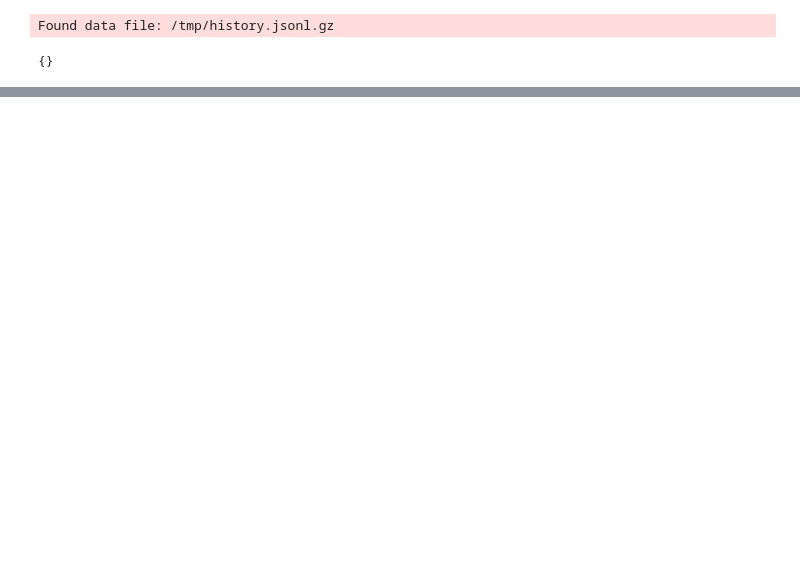
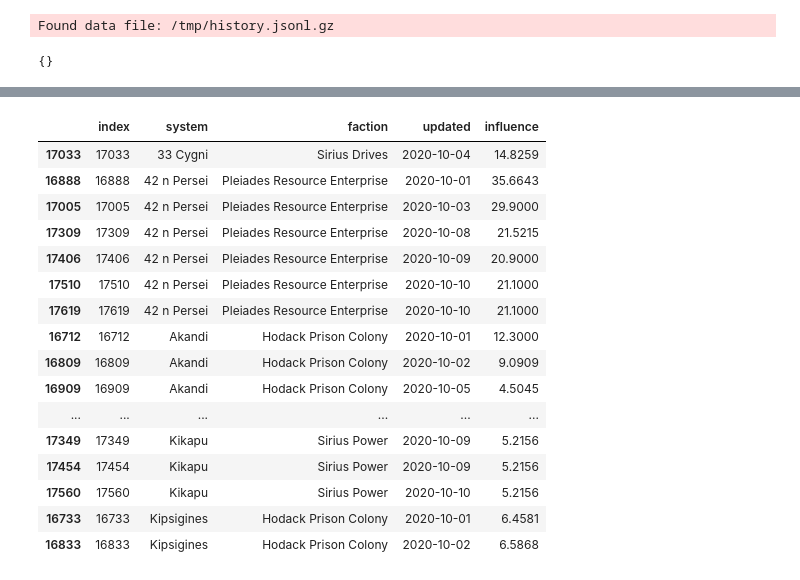
Before and after one commit to HausReport/ClubRaiders, a Jupyter notebook: notebooks/History.ipynb, the cells around one changed output, grey strips where cells are left out. Drawn from its saved outputs; the diff is of its cells as text; code cells hidden in the pictures; blank space fills up the shorter version.

```diff
--- a/notebooks/History.ipynb
+++ b/notebooks/History.ipynb
@@ -563,0 +552,3 @@ AttributeError: ignored
+# %%
+pd.set_option('max_rows', 99999)
+pd.set_option('max_colwidth', 400)
@@ -563,0 +573,20 @@ AttributeError: ignored
+# %%
+tf[ tf['updated'] >= '2020/10/1'].sort_values(['system', 'faction', 'updated'])
+# %% [output]
+|  | index | system | faction | updated | influence |
+| 17033 | 17033 | 33 Cygni | Sirius Drives | 2020-10-04 | 14.8259 |
+| 16888 | 16888 | 42 n Persei | Pleiades Resource Enterprise | 2020-10-01 | 35.6643 |
+| 17005 | 17005 | 42 n Persei | Pleiades Resource Enterprise | 2020-10-03 | 29.9000 |
+| 17309 | 17309 | 42 n Persei | Pleiades Resource Enterprise | 2020-10-08 | 21.5215 |
+| 17406 | 17406 | 42 n Persei | Pleiades Resource Enterprise | 2020-10-09 | 20.9000 |
+| 17510 | 17510 | 42 n Persei | Pleiades Resource Enterprise | 2020-10-10 | 21.1000 |
+| 17619 | 17619 | 42 n Persei | Pleiades Resource Enterprise | 2020-10-10 | 21.1000 |
+| 16712 | 16712 | Akandi | Hodack Prison Colony | 2020-10-01 | 12.3000 |
+| 16809 | 16809 | Akandi | Hodack Prison Colony | 2020-10-02 | 9.0909 |
+| 16909 | 16909 | Akandi | Hodack Prison Colony | 2020-10-05 | 4.5045 |
+| ... | ... | ... | ... | ... | ... |
+| 17349 | 17349 | Kikapu | Sirius Power | 2020-10-09 | 5.2156 |
+| 17454 | 17454 | Kikapu | Sirius Power | 2020-10-09 | 5.2156 |
+| 17560 | 17560 | Kikapu | Sirius Power | 2020-10-10 | 5.2156 |
+| 16733 | 16733 | Kipsigines | Hodack Prison Colony | 2020-10-01 | 6.4581 |
+| 16833 | 16833 | Kipsigines | Hodack Prison Colony | 2020-10-02 | 6.5868 |
```
Also changed, not shown: parts of 15 cells of this notebook.
